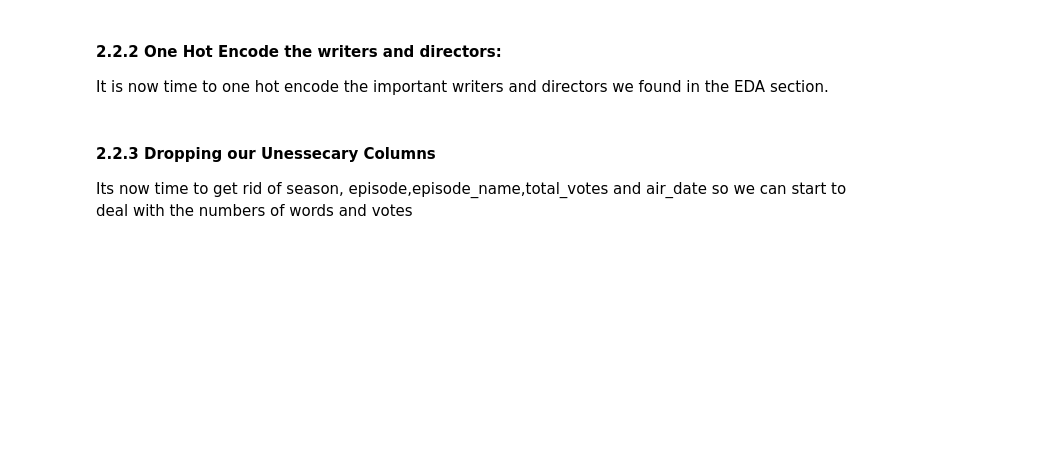
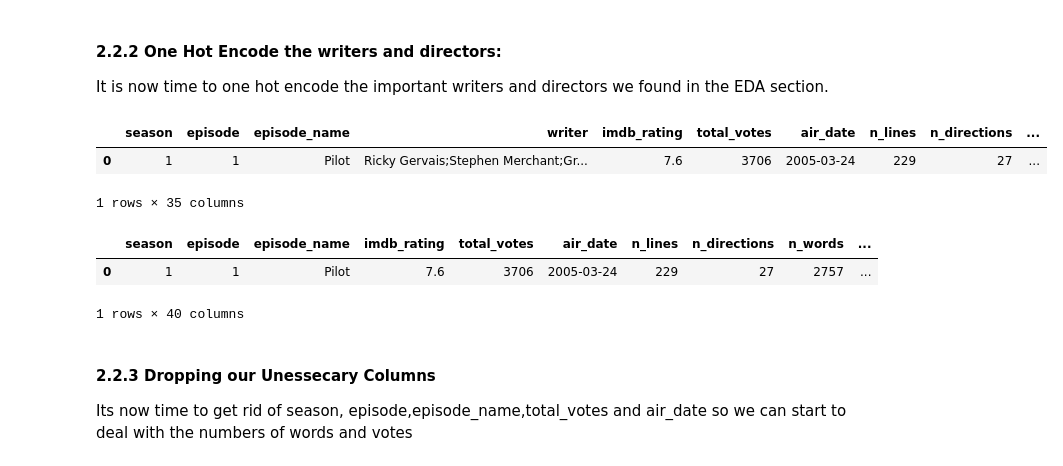
Before and after one commit to Mengyao41/ML_proj1, a Jupyter notebook: project1.ipynb, the cells around one changed output. Drawn from its saved outputs; the diff is of its cells as text; code cells hidden in the pictures; blank space fills up the shorter version.

```diff
--- a/project1.ipynb
+++ b/project1.ipynb
@@ -242,19 +313,23 @@ We can see there are a lot of outliers. This shows some episodes focus on specif
 It is now time to one hot encode the important writers and directors we found in the EDA section.
 # %%
 # First we define the directors and writers we are looking
-directors = ['Paul Feig','Ken Kwapis','Greg Daniels','Ken Whittingham','Charles McDougall']
+directors = ['Paul Feig','Ken Kwapis','Greg Daniels','Ken Whittingham','Jeffrey Blitz']
 writers = ['Greg Daniels','Gene Stupnitsky;Lee Eisenberg','Michael Schur','Paul Lieberstein','B.J. Novak']
 
 # perform encoding on the director column
 encoded = pd.get_dummies(data['director'].apply(lambda x: x if x in directors else 'Other_director'))
 
 # merge the encoded dataframe with the original dataframe
 data = pd.concat([data, encoded], axis=1)
 
 # drop the original director column
 data.drop('director', axis=1, inplace=True)
 
 data.head(1)
+# %% [output]
+|  | season | episode | episode_name | writer | imdb_rating | total_votes | air_date | n_lines | n_directions | ... |
+| 0 | 1 | 1 | Pilot | Ricky Gervais;Stephen Merchant;Gr... | 7.6 | 3706 | 2005-03-24 | 229 | 27 | ... |
+1 rows × 35 columns
 # %%
 #now lets do the same but with the writers!
 # perform encoding on the director column
@@ -267,6 +342,10 @@ data = pd.concat([data, encoded], axis=1)
 data.drop('writer', axis=1, inplace=True)
 
 data.head(1)
+# %% [output]
+|  | season | episode | episode_name | imdb_rating | total_votes | air_date | n_lines | n_directions | n_words | ... |
+| 0 | 1 | 1 | Pilot | 7.6 | 3706 | 2005-03-24 | 229 | 27 | 2757 | ... |
+1 rows × 40 columns
 # %% [markdown]
 #### 2.2.3 Dropping our Unessecary Columns
 
```
Also changed, not shown: parts of 16 cells of this notebook, 2 other files.
